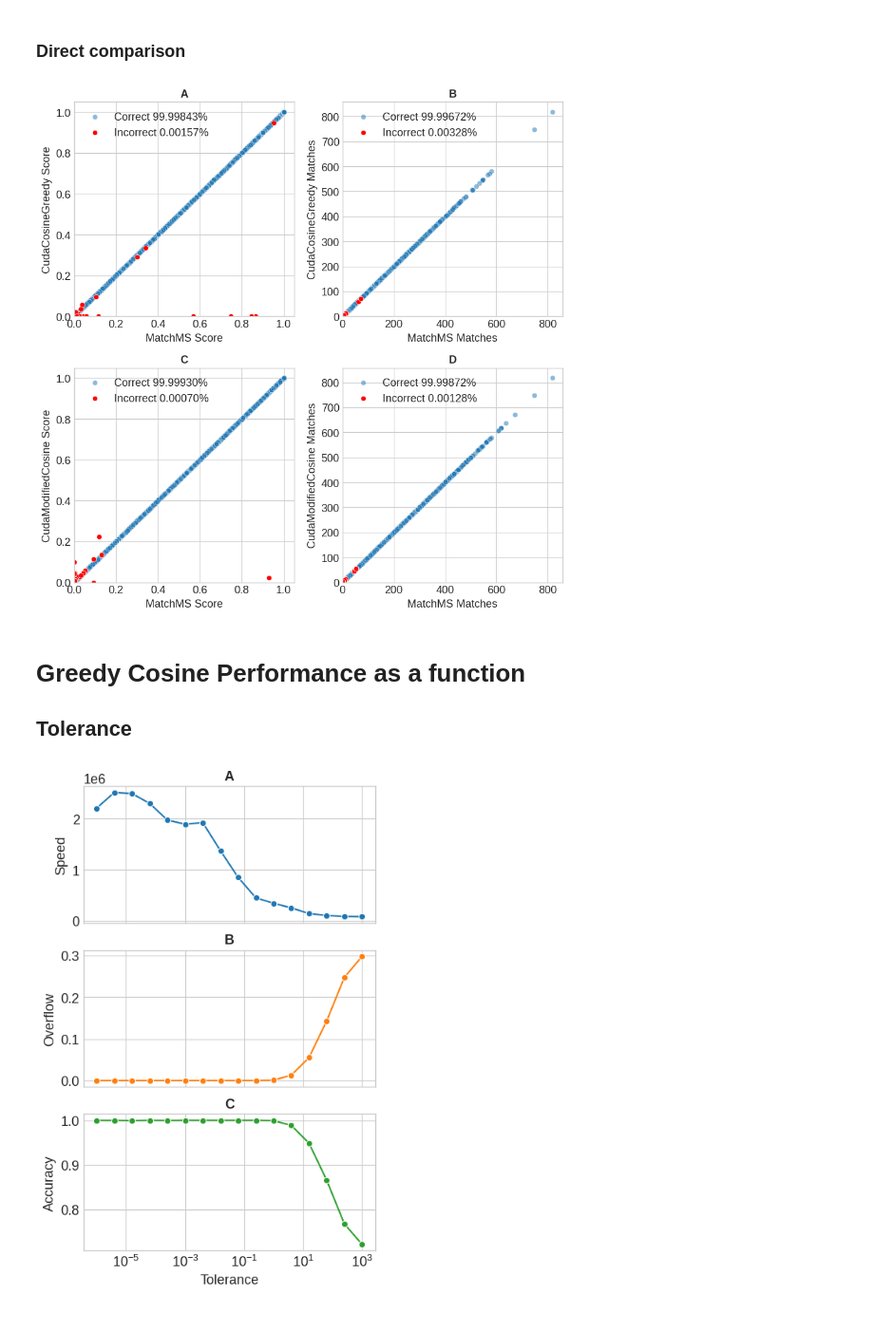
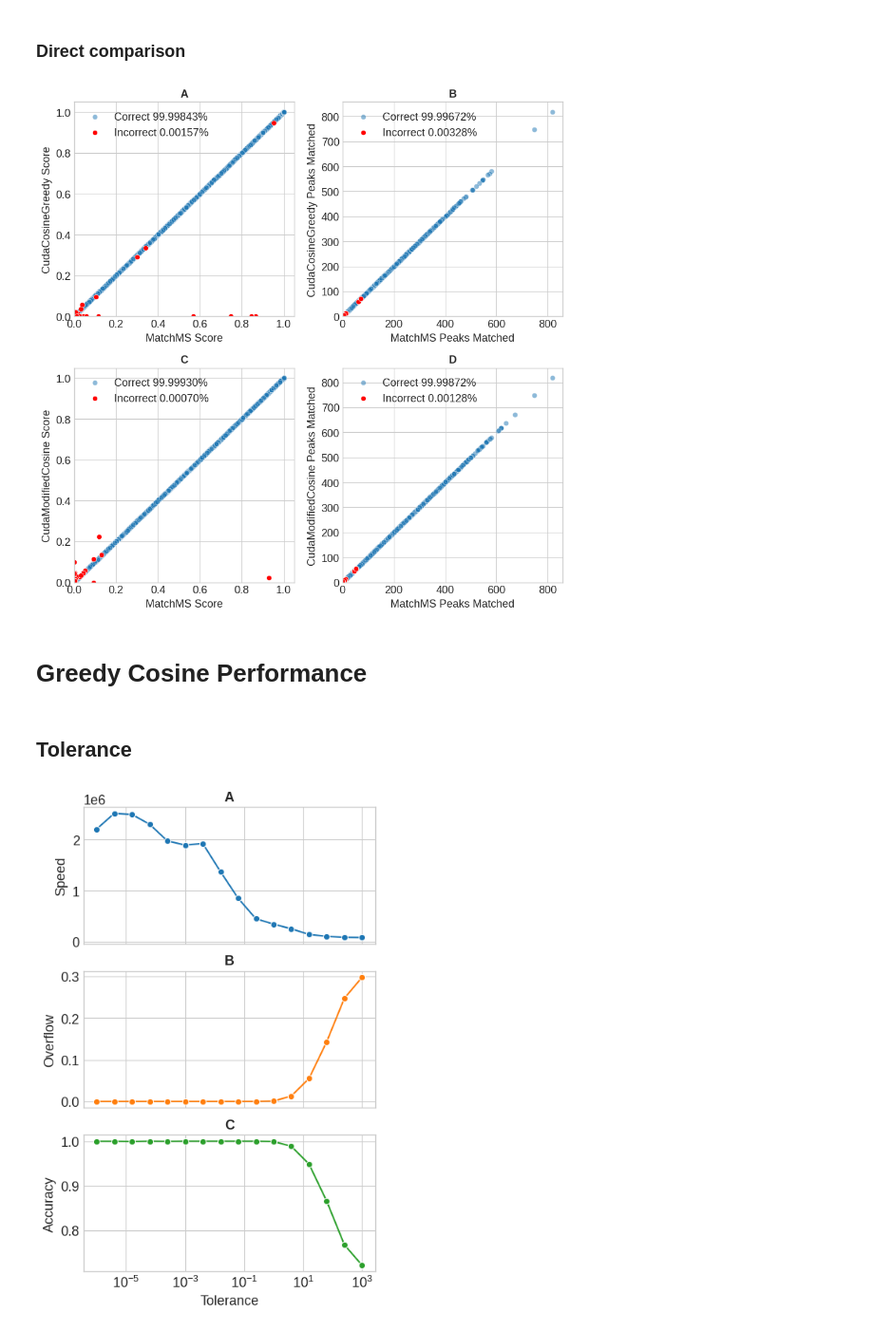
Before and after one commit to PangeAI/SimMS, a Jupyter notebook: notebooks/figures/make_figures.ipynb, the cells around one changed output. Shown: that part at 95% size. Cells and saved outputs as stored; diff of their text form; code cells hidden in the pictures.

```diff
--- a/notebooks/figures/make_figures.ipynb
+++ b/notebooks/figures/make_figures.ipynb
@@ -212,16 +212,16 @@ plots_data = [
         scores_cu,
         "MatchMS Score",
         "CudaCosineGreedy Score",
-        "MatchMS Matches",
-        "CudaCosineGreedy Matches",
+        "MatchMS Peaks Matched",
+        "CudaCosineGreedy Peaks Matched",
     ),
     (
         scores_modified,
         scores_cu_modified,
         "MatchMS Score",
         "CudaModifiedCosine Score",
-        "MatchMS Matches",
-        "CudaModifiedCosine Matches",
+        "MatchMS Peaks Matched",
+        "CudaModifiedCosine Peaks Matched",
     ),
 ]
 
@@ -292,38 +292,38 @@ for i, (
         alpha=0.5,
         label=f"Correct {is_correct.mean()*100:.5f}%",
         ax=ax,
     )
     sns.scatterplot(
         x=matchms_matches[is_wrong_with_warning],
         y=simms_matches[is_wrong_with_warning],
         color="orange",
         label=f"Overflow {is_wrong_with_warning.mean()*100:.5f}%",
         ax=ax,
     )
     sns.scatterplot(
         x=matchms_matches[is_wrong_without_warning],
         y=simms_matches[is_wrong_without_warning],
         color="red",
         label=f"Incorrect {(is_wrong_without_warning).mean()*100:.5f}%",
         ax=ax,
     )
 
     ax.legend(loc="upper left")
     ax.set_xlabel(xlabel_matches)
     ax.set_ylabel(ylabel_matches)
     ax.set_ylim([0, None])
     ax.set_xlim([0, None])
     ax.set_title(labels[i * 2 + 1], fontweight="bold")
 
 plt.tight_layout()
 plt.savefig("direct_acc.png")
 plt.show()
 # %% [output]
-[figure, old version]
+[figure, new version]
 # %% [markdown]
-# Greedy Cosine Performance as a function
-
-## Tolerance
+# Greedy Cosine Performance
+# %% [markdown]
+## Tolerance
 # %%
 np.random.seed(123)
 
```
Also changed, not shown: parts of 4 cells of this notebook, 5 other files.
